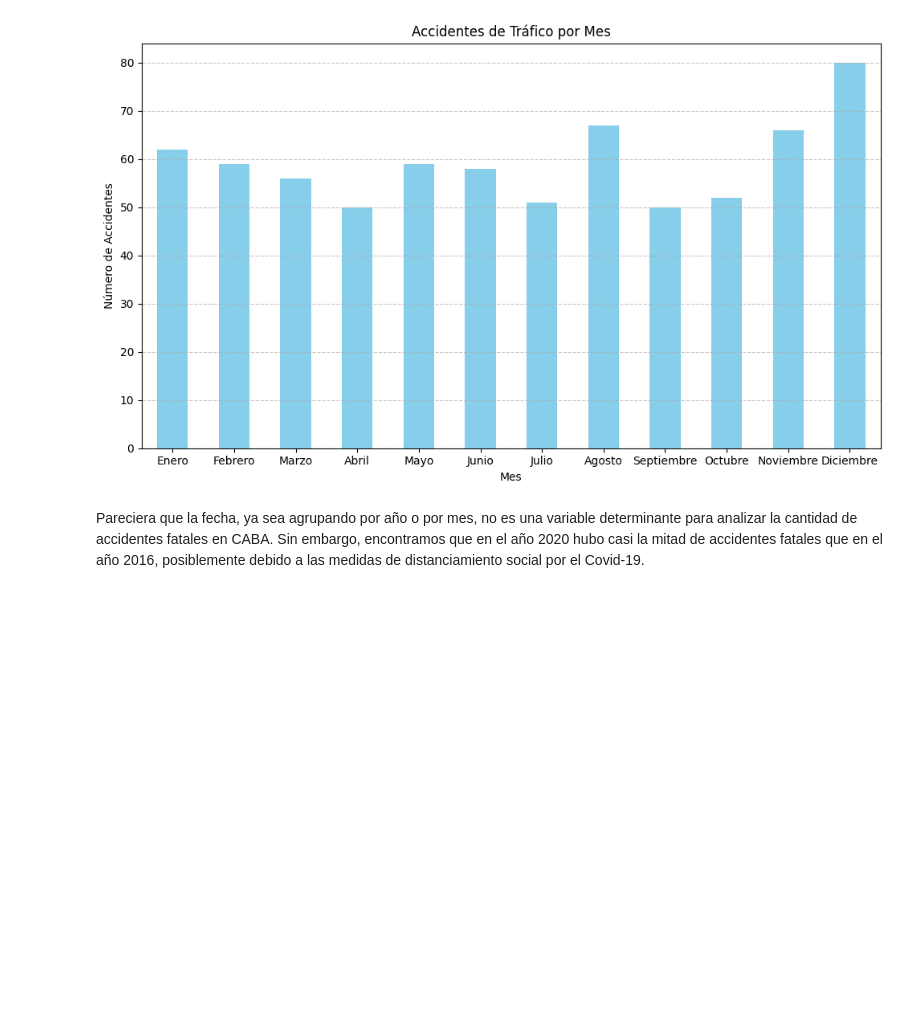
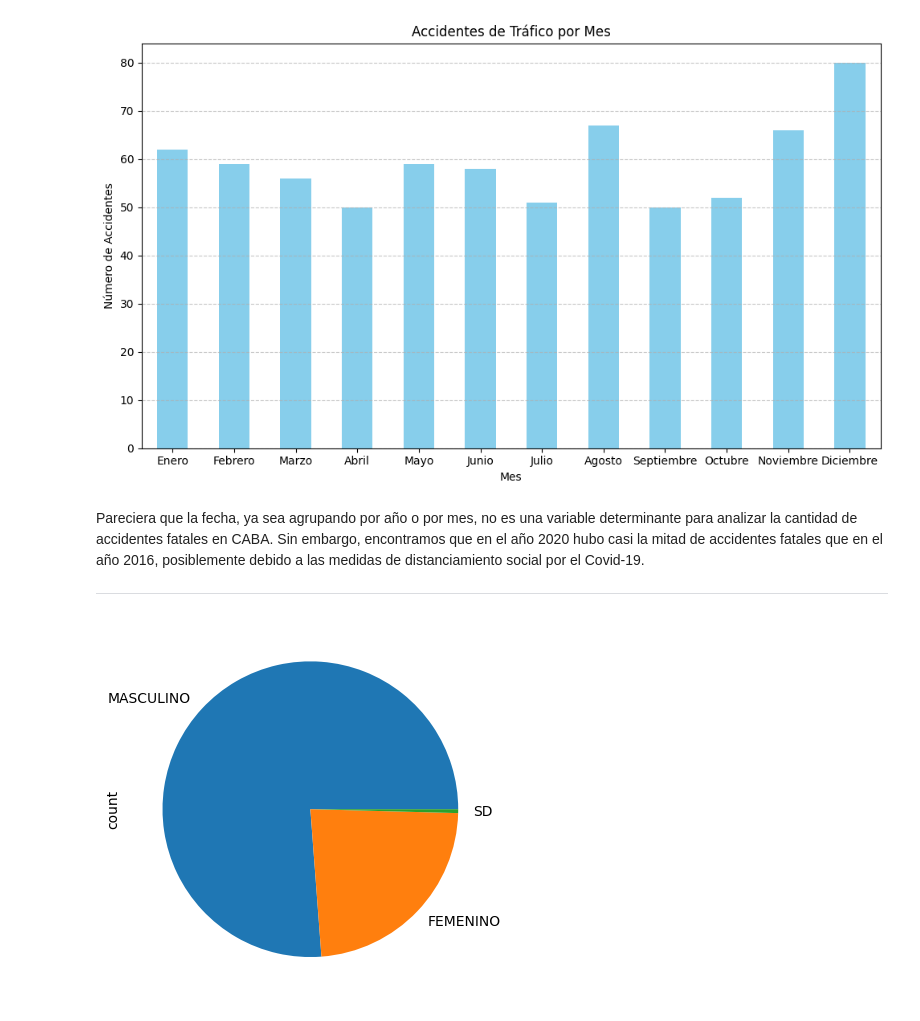
Before and after one commit to gomezgaston/Accidentes_CABA, a Jupyter notebook: EDA.ipynb, the cells around one changed output. Drawn from its saved outputs; the diff is of its cells as text; code cells hidden in the pictures; blank space fills up the shorter version.

```diff
--- a/EDA.ipynb
+++ b/EDA.ipynb
@@ -238,3 +301,10 @@ plt.show()
 [figure]
 # %% [markdown]
 Pareciera que la fecha, ya sea agrupando por año o por mes, no es una variable determinante para analizar la cantidad de accidentes fatales en CABA. Sin embargo, encontramos que en el año 2020 hubo casi la mitad de accidentes fatales que en el año 2016, posiblemente debido a las medidas de distanciamiento social por el Covid-19.
+
+------
+# %%
+df["SEXO"].value_counts().plot(kind='pie')
+plt.show()
+# %% [output]
+[figure, added]
```
Also changed, not shown: parts of 7 cells of this notebook, 2 other files.
